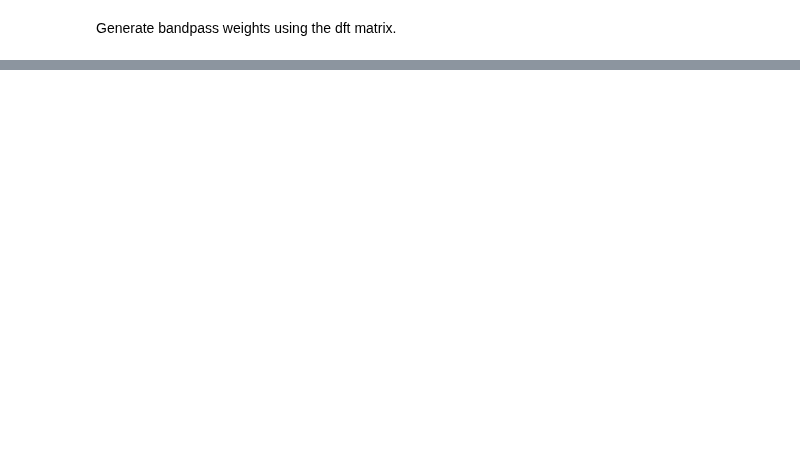
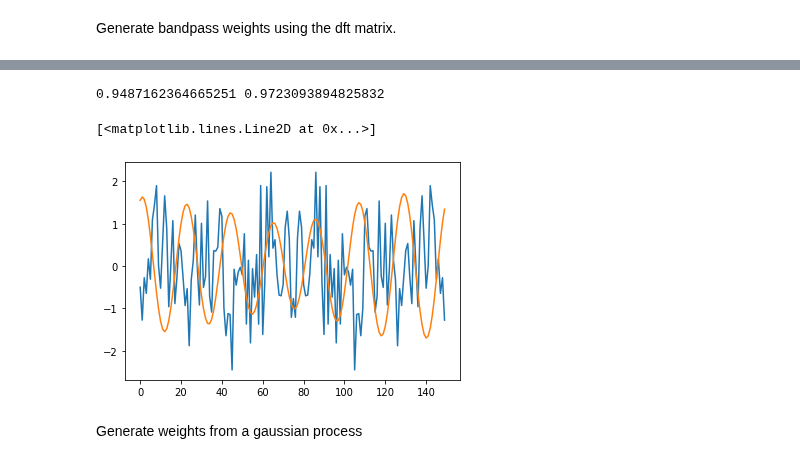
Before and after one commit to BruntonUWBio/structured-random-features, a Jupyter notebook: estimator.ipynb, the cells around one changed output, grey strips where cells are left out. Saved outputs shown, nothing was run; the diff lists cells and outputs as text; code cells hidden in the pictures; blank space fills up the shorter version.

```diff
--- a/estimator.ipynb
+++ b/estimator.ipynb
@@ -72,0 +75,12 @@ print(la.norm(wn_wt, axis=0))
+# %%
+print(np.mean(np.std(wt, axis=1)), np.mean(np.std(wn_wt, axis=1)))
+
+fig = plt.figure()
+plt.plot(wn_wt[:, 0])
+plt.plot(wt[:,18])
+# %% [output]
+0.9487162364665251 0.9723093894825832
+[<matplotlib.lines.Line2D at 0x...>]
+[figure, added]
+# %% [markdown]
+Generate weights from a gaussian process
```
Also changed, not shown: parts of 7 cells of this notebook, 8 other files.
